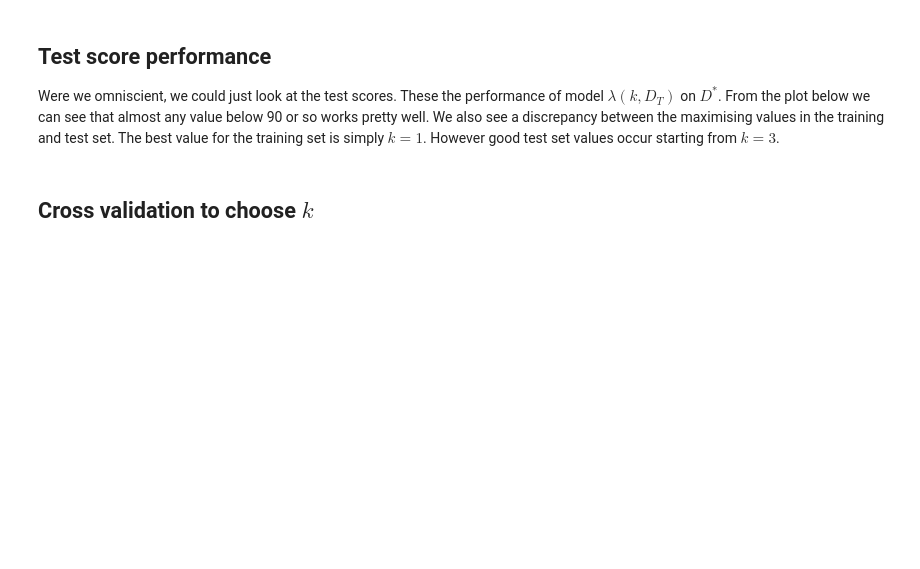
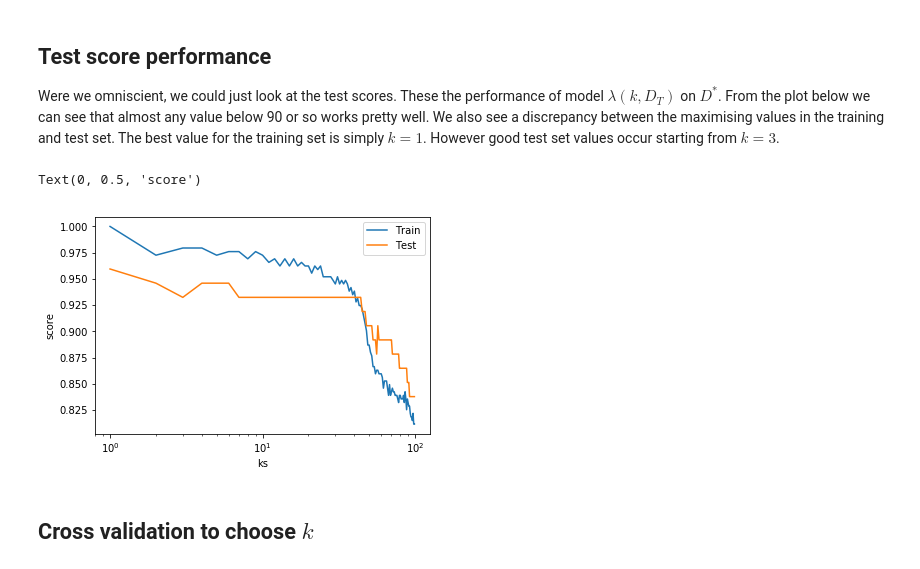
Before and after one commit to blackwiz4rd/ml-society-science, a Jupyter notebook: src/decision-problems/KNN-derma.ipynb, the cells around one changed output. Drawn from its saved outputs; the diff is of its cells as text; code cells hidden in the pictures; blank space fills up the shorter version.

```diff
--- a/src/decision-problems/KNN-derma.ipynb
+++ b/src/decision-problems/KNN-derma.ipynb
@@ -41,5 +48,8 @@ from sklearn.metrics import accuracy_score
 # %%
-train_data, test_data = train_test_split(df, test_size=0.2)
+train_data, test_data = train_test_split(df, test_size = .2)
+# %%
+features = train_data.columns[:-1]
+target = 'class'
 # %% [markdown]
 Note that we can specify values for a complete set $\{ f(x) \mid x \in X\}$ with the syntax  `[f[i] for x in X]` as shown below.
 # %%
@@ -62,5 +74,5 @@ from sklearn.preprocessing import StandardScaler
 # %%
-df_scaled = pandas.DataFrame(StandardScaler().fit_transform(df[features]), columns=features)
+### df_scaled = pd.DataFrame(StandardScaler().fit_transform(df[features]), columns=features)
 df_scaled[target] = df[target]
 # %%
 train_data_s, test_data_s = train_test_split(df_scaled, test_size=0.2)
@@ -79,5 +91,10 @@ Were we omniscient, we could just look at the test scores. These the performance
 # %%
 plt.semilogx(ks, train_scores, ks, test_scores);
 plt.legend(["Train", "Test"])
+plt.xlabel('ks')
+plt.ylabel('score')
+# %% [output]
+Text(0, 0.5, 'score')
+[figure, added]
 # %% [markdown]
 ## Cross validation to choose $k$
```
Also changed, not shown: parts of 21 cells of this notebook, 4 other files.
